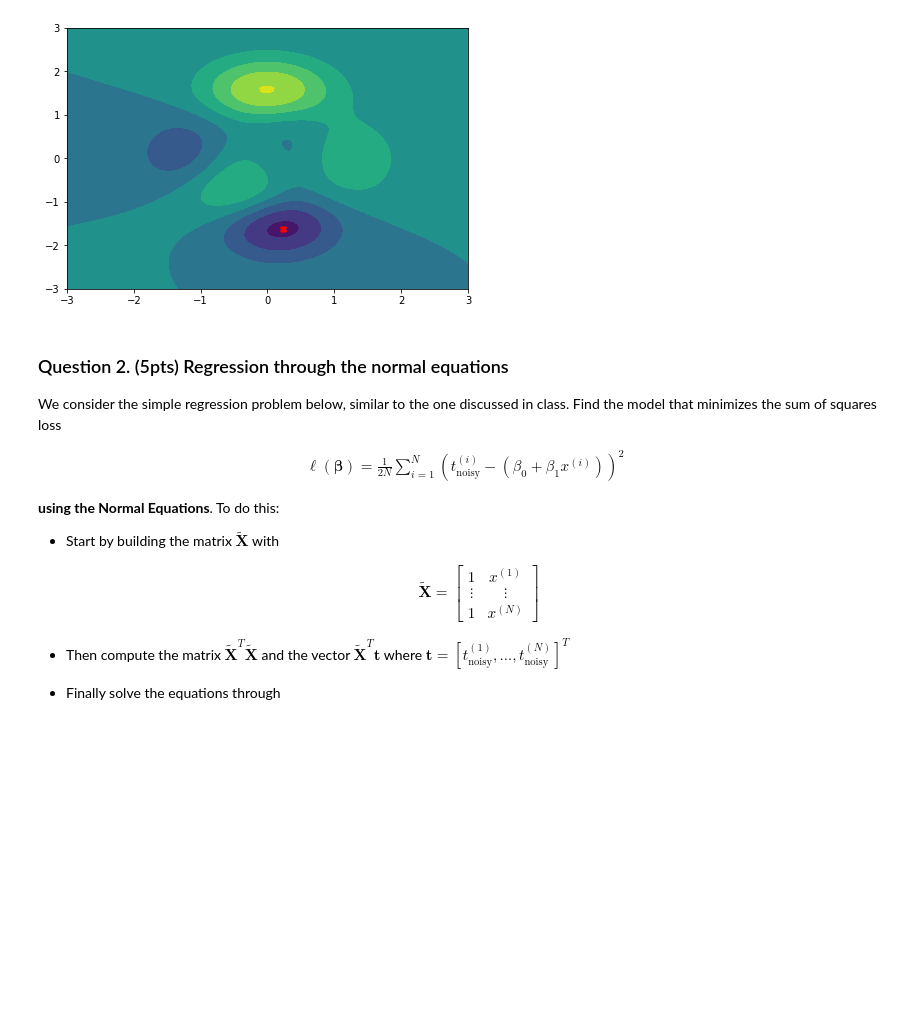
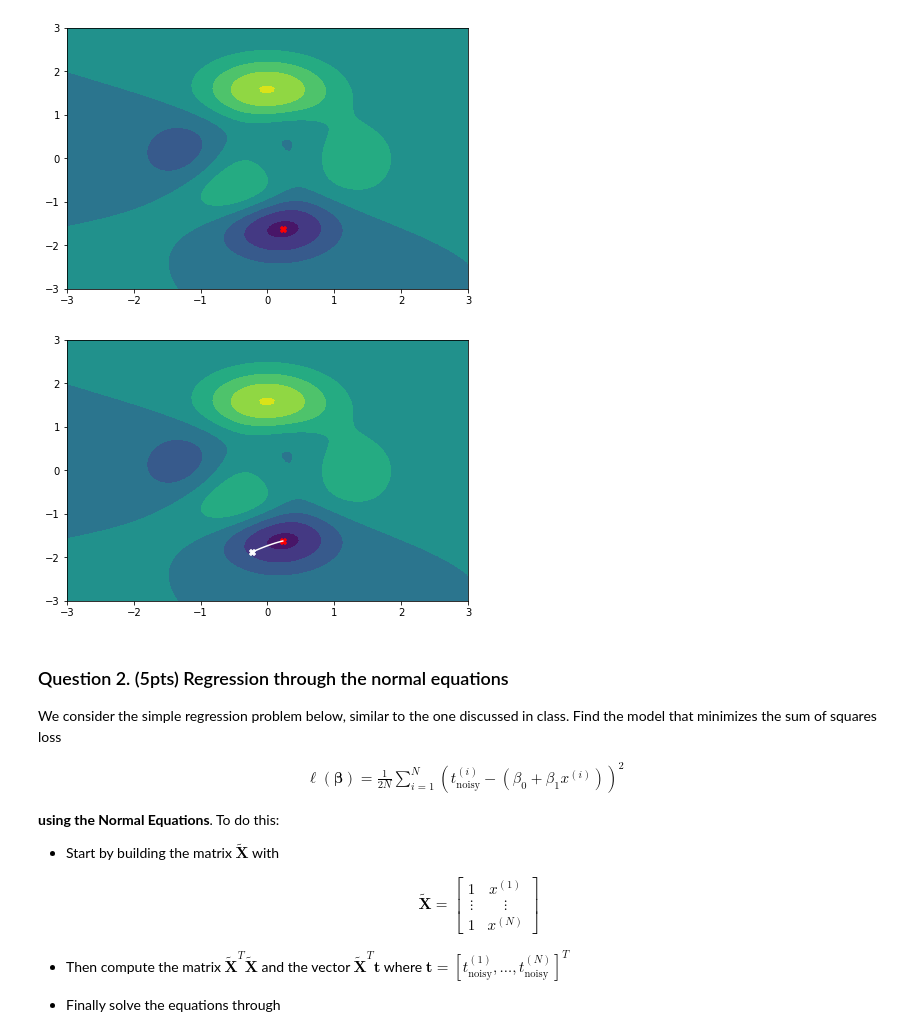
Before and after one commit to shanshan-sg5507/Introduction2MLSpring2022, a Jupyter notebook: Assignments/Assignment1/Assignment1.ipynb, the cells around one changed output. Saved outputs shown, nothing was run; the diff lists cells and outputs as text; code cells hidden in the pictures; blank space fills up the shorter version.

```diff
--- a/Assignments/Assignment1/Assignment1.ipynb
+++ b/Assignments/Assignment1/Assignment1.ipynb
@@ -69,3 +71,58 @@ plt.show()
+# %%
+# put your solution here
+
+
+
+beta0 = np.random.normal(0, 1, 1)
+beta1 = np.random.normal(-1, 0.5, 1)
+
+maxIter = 100
+eta = 0.01
+
+fig1, ax = plt.subplots(constrained_layout=True)
+contour = ax.contourf(x1, x2, F,cmap = 'viridis')
+plt.scatter(0.23, -1.62,c='r',marker='X')
+
+plt.scatter(beta0, beta1, c='w', marker='X')
+
+gradient_descent(beta0, beta1, maxIter, eta)
+
+
+# function for determining the gradients of F_x1 and F_x2 respectively
+def gradient_x1(x1, x2):
+    fx1 = -6 * (1 - 2 * x1**2 + x1**3) * np.exp(-(x1**2) - (x2+1)**2)\
+        - (2 - 34 * x1**2 + 20 * x1**4 + 20 * x1 * x2**5) * np.exp(-x1**2 - x2**2)\
+        + np.true_divide(2,3) * (x1 + 1) * np.exp(-(x1+1)**2 - x2**2)
+    return fx1
+
+def gradient_x2(x1, x2):
+    fx2 = -6 * ((1 - x1) ** 2) * (x2 + 1) * np.exp(-(x1**2) - (x2+1)**2)\
+        -10 * (-5 * x2 ** 4 - 2 * x2 * (np.true_divide(x1, 5) - x1 ** 3 - x2 ** 5)) * np.exp(-x1**2 - x2**2)\
+        + np.true_divide(2,3) * x2 * np.exp(-(x1+1)**2 - x2**2)
+    return fx2
+
+
+
+# function for iterating to find the minimas using gradient descent method
+def gradient_descent(beta0, beta1, maxIter, eta):
+    currIter = 0
+    array0 = []
+    array1 = []
+    while currIter < maxIter:
+        grad_beta0 = gradient_x1(beta0, beta1)
+        grad_beta1 = gradient_x2(beta0, beta1)
+
+        beta0 = beta0 - eta*grad_beta0
+        beta1 = beta1 - eta*grad_beta1
+
+        array0.append(beta0)
+        array1.append(beta1)
+
+        currIter += 1
+    plt.plot(array0, array1, c='w')
+    plt.show()
+# %% [output]
+[figure, added]
 # %% [markdown]
 ### Question 2. (5pts) Regression through the normal equations
 
```
Also changed, not shown: parts of 7 cells of this notebook.
